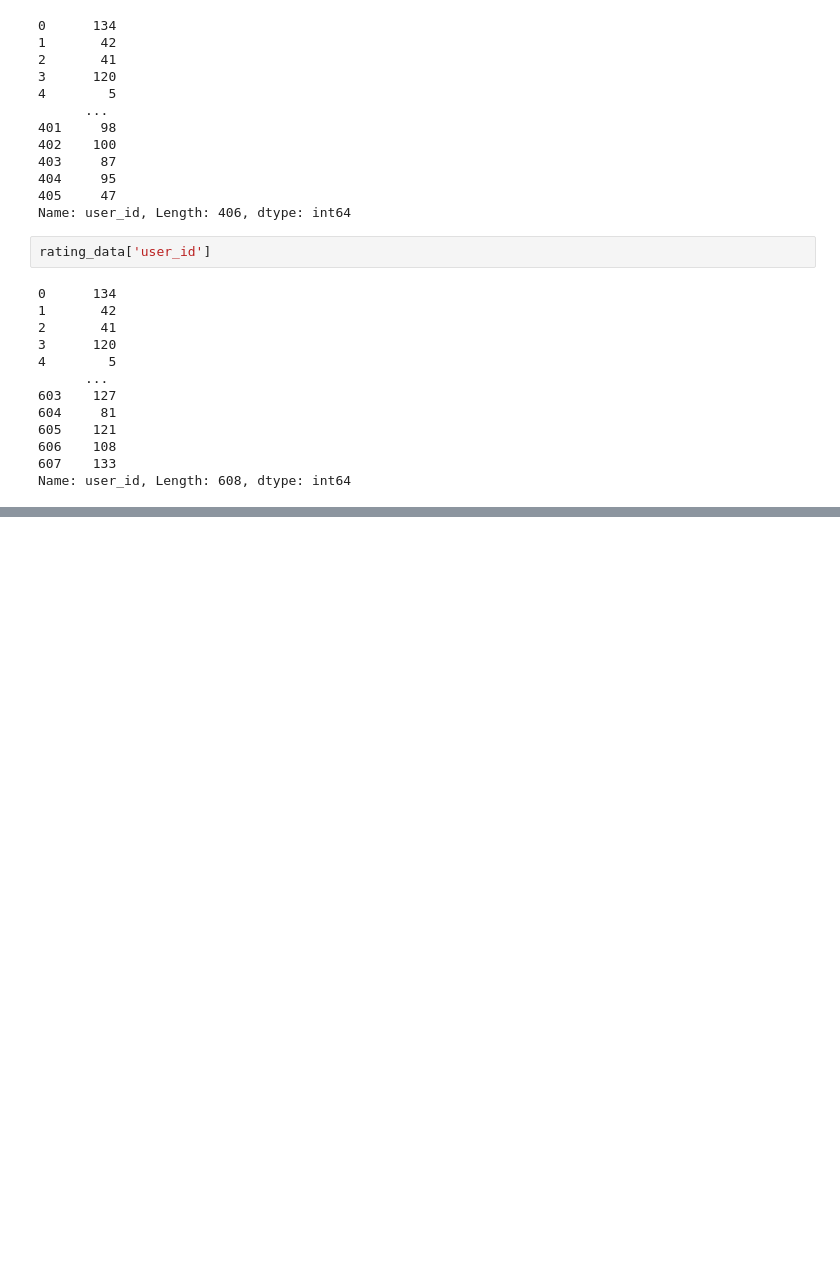
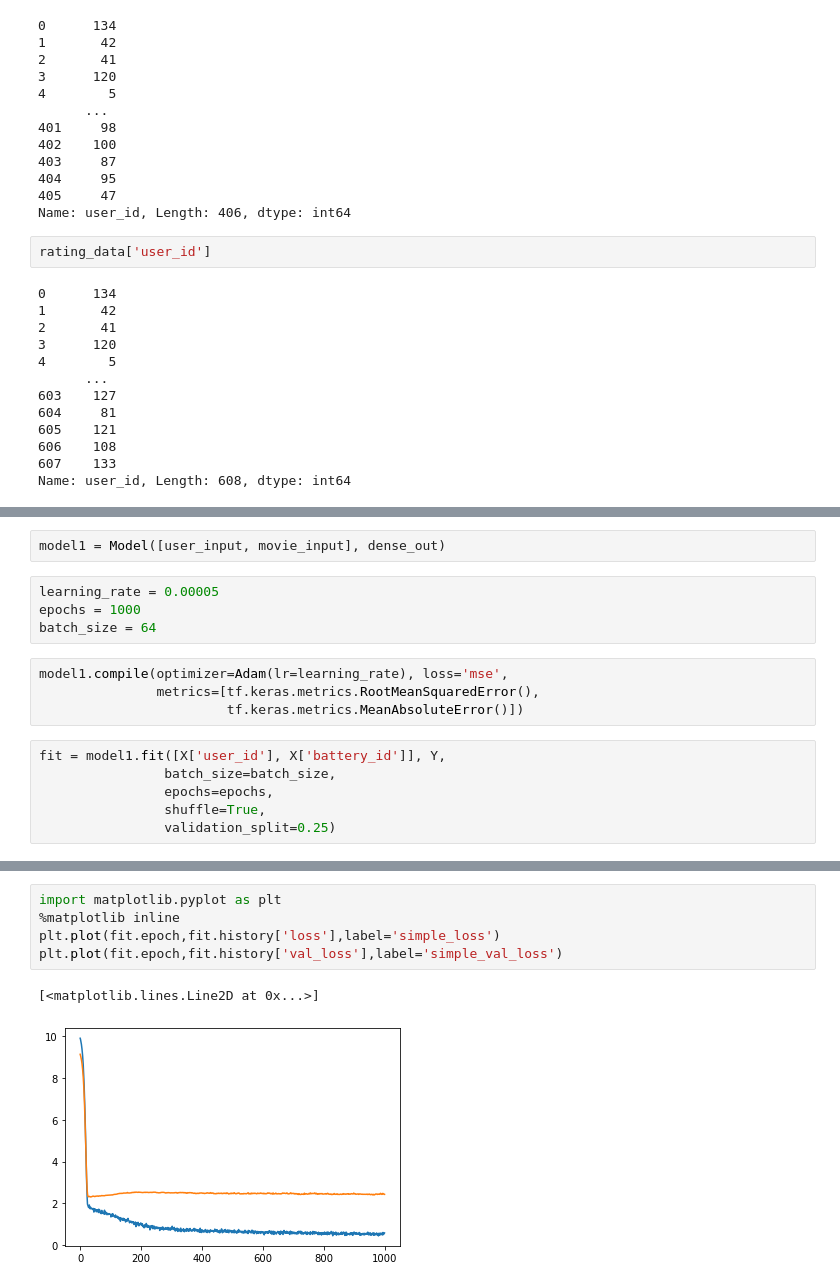
Before and after one commit to fangde/cf_test, a Jupyter notebook: k_fold_model_loading.ipynb, the cells around one changed output, grey strips where cells are left out. Drawn from its saved outputs; the diff is of its cells as text; blank space fills up the shorter version.

Commit message:
fixed model

```diff
--- a/k_fold_model_loading.ipynb
+++ b/k_fold_model_loading.ipynb
@@ -96,0 +122,16 @@ Name: user_id, Length: 608, dtype: int64
+# %%
+model1 = Model([user_input, movie_input], dense_out)
+# %%
+learning_rate = 0.00005
+epochs = 1000
+batch_size = 64
+# %%
+model1.compile(optimizer=Adam(lr=learning_rate), loss='mse',
+               metrics=[tf.keras.metrics.RootMeanSquaredError(),
+                        tf.keras.metrics.MeanAbsoluteError()])
+# %%
+fit = model1.fit([X['user_id'], X['battery_id']], Y,
+                batch_size=batch_size,
+                epochs=epochs,
+                shuffle=True,
+                validation_split=0.25)
@@ -96,0 +156,8 @@ Name: user_id, Length: 608, dtype: int64
+# %%
+import matplotlib.pyplot as plt
+%matplotlib inline
+plt.plot(fit.epoch,fit.history['loss'],label='simple_loss')
+plt.plot(fit.epoch,fit.history['val_loss'],label='simple_val_loss')
+# %% [output]
+[<matplotlib.lines.Line2D at 0x...>]
+[figure, added]
```
Also changed, not shown: parts of 11 cells of this notebook.
